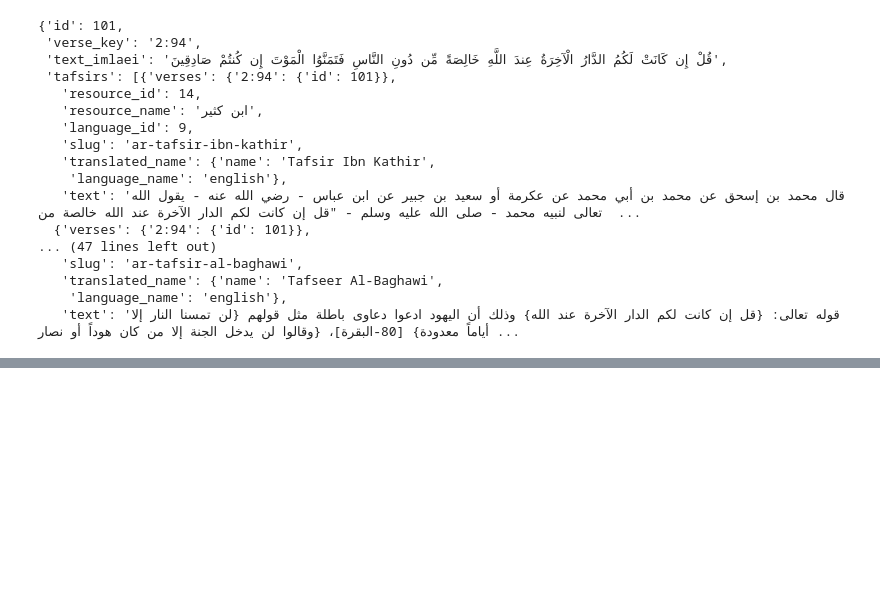
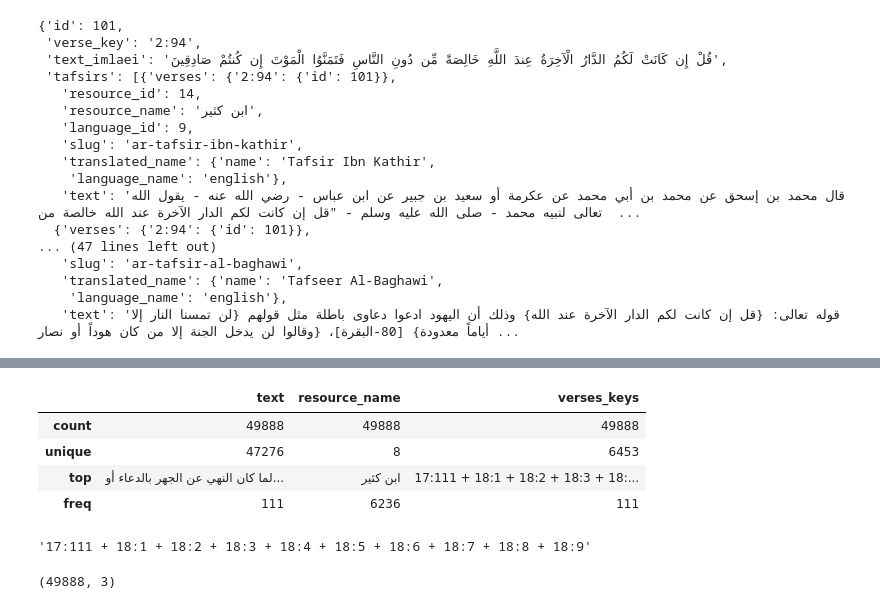
Before and after one commit to Mustapha-AJEGHRIR/islamic_search, a Jupyter notebook: data_src/quran.ipynb, the cells around one changed output, grey strips where cells are left out. Cells and saved outputs as stored; diff of their text form; code cells hidden in the pictures; blank space fills up the shorter version.

```diff
--- a/data_src/quran.ipynb
+++ b/data_src/quran.ipynb
@@ -291,0 +307,16 @@ tafsirs_pd
+# %%
+tafsirs_pd.describe()
+# %% [output]
+|  | text | resource_name | verses_keys |
+| count | 49888 | 49888 | 49888 |
+| unique | 47276 | 8 | 6453 |
+| top | لما كان النهي عن الجهر بالدعاء أو... | ابن كثير | 17:111 + 18:1 + 18:2 + 18:3 + 18:... |
+| freq | 111 | 6236 | 111 |
+# %%
+tafsirs_pd.iloc[17114]["verses_keys"]
+# %% [output]
+'17:111 + 18:1 + 18:2 + 18:3 + 18:4 + 18:5 + 18:6 + 18:7 + 18:8 + 18:9'
+# %%
+tafsirs_pd.to_numpy().shape
+# %% [output]
+(49888, 3)
```
Also changed, not shown: parts of 11 cells of this notebook.
